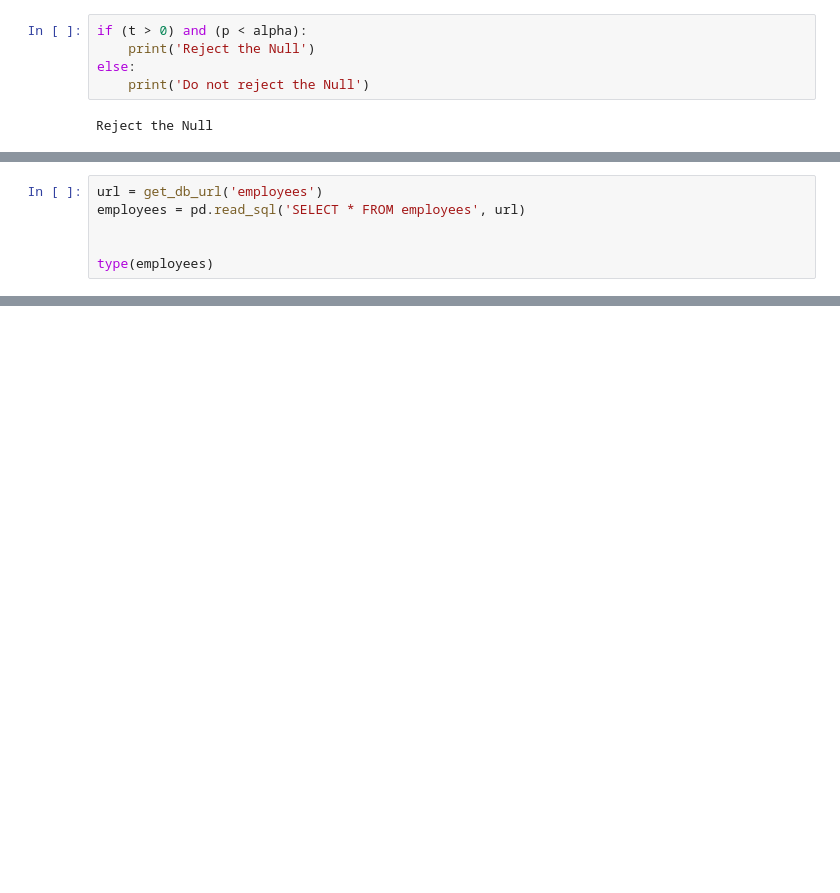
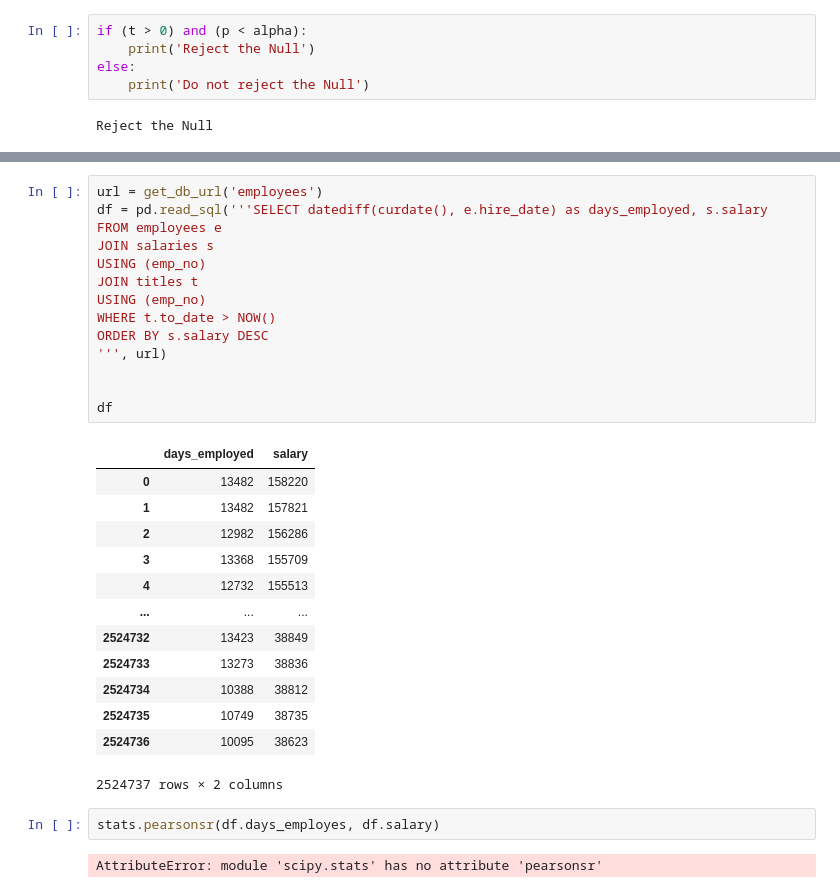
Before and after one commit to MatthewL09/statistics-exercises, a Jupyter notebook: hypothesis_testing.ipynb, the cells around one changed output, grey strips where cells are left out. Cells and saved outputs as stored; diff of their text form; blank space fills up the shorter version.

```diff
--- a/hypothesis_testing.ipynb
+++ b/hypothesis_testing.ipynb
@@ -546,6 +318,0 @@ sns.relplot(data = df, y = 'TotalCharges', x = 'tenure', col = 'PhoneService')
-# %%
-url = get_db_url('employees')
-employees = pd.read_sql('SELECT * FROM employees', url)
-
-
-type(employees)
@@ -564,0 +565,32 @@ employees_tenure
+# %%
+url = get_db_url('employees')
+df = pd.read_sql('''SELECT datediff(curdate(), e.hire_date) as days_employed, s.salary
+FROM employees e
+JOIN salaries s
+USING (emp_no)
+JOIN titles t
+USING (emp_no)
+WHERE t.to_date > NOW()
+ORDER BY s.salary DESC
+''', url)
+
+
+df
+# %% [output]
+|  | days_employed | salary |
+| 0 | 13482 | 158220 |
+| 1 | 13482 | 157821 |
+| 2 | 12982 | 156286 |
+| 3 | 13368 | 155709 |
+| 4 | 12732 | 155513 |
+| ... | ... | ... |
+| 2524732 | 13423 | 38849 |
+| 2524733 | 13273 | 38836 |
+| 2524734 | 10388 | 38812 |
+| 2524735 | 10749 | 38735 |
+| 2524736 | 10095 | 38623 |
+2524737 rows × 2 columns
+# %%
+stats.pearsonsr(df.days_employes, df.salary)
+# %% [output]
+AttributeError: module 'scipy.stats' has no attribute 'pearsonsr'
```
Also changed, not shown: parts of 66 cells of this notebook.
